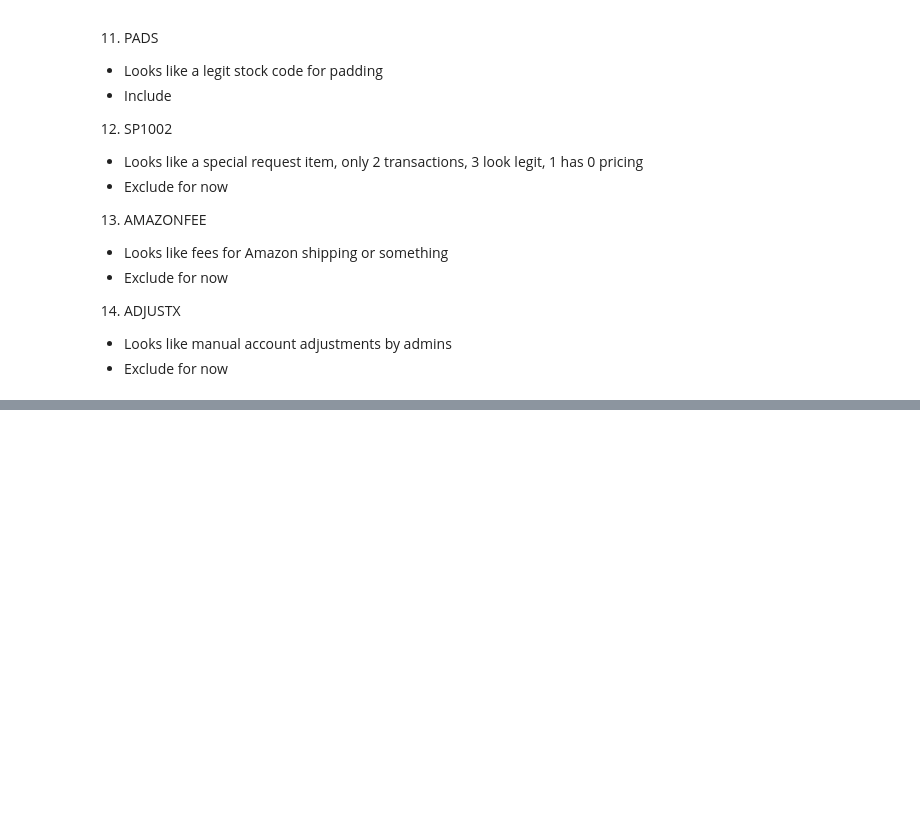
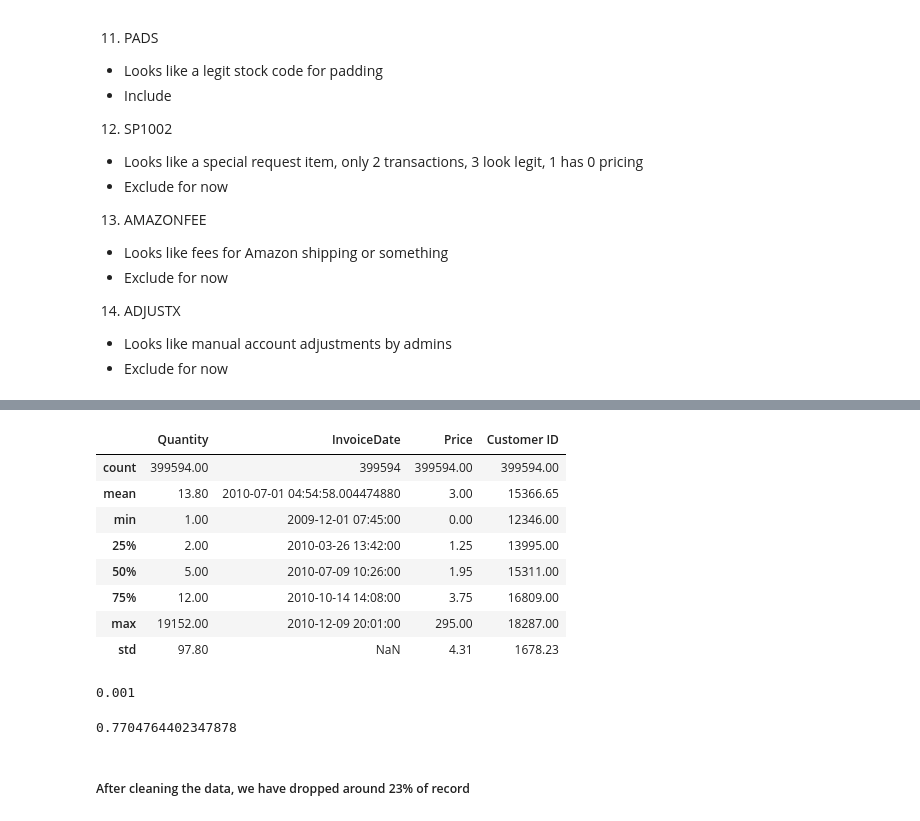
Before and after one commit to dhirajpakhrin007/Customer-Segmentation-for-Online-Retail, a Jupyter notebook: Notebook/customer_seg,emtation.ipynb, the cells around one changed output, grey strips where cells are left out. Drawn from its saved outputs; the diff is of its cells as text; code cells hidden in the pictures; blank space fills up the shorter version.

```diff
--- a/Notebook/customer_seg,emtation.ipynb
+++ b/Notebook/customer_seg,emtation.ipynb
@@ -255,0 +338,12 @@ Also contains other values:
+# %%
+cleaned_df.describe()
+# %% [output]
+|  | Quantity | InvoiceDate | Price | Customer ID |
+| count | 399594.00 | 399594 | 399594.00 | 399594.00 |
+| mean | 13.80 | 2010-07-01 04:54:58.004474880 | 3.00 | 15366.65 |
+| min | 1.00 | 2009-12-01 07:45:00 | 0.00 | 12346.00 |
+| 25% | 2.00 | 2010-03-26 13:42:00 | 1.25 | 13995.00 |
+| 50% | 5.00 | 2010-07-09 10:26:00 | 1.95 | 15311.00 |
+| 75% | 12.00 | 2010-10-14 14:08:00 | 3.75 | 16809.00 |
+| max | 19152.00 | 2010-12-09 20:01:00 | 295.00 | 18287.00 |
+| std | 97.80 | NaN | 4.31 | 1678.23 |
@@ -255,0 +352,11 @@ Also contains other values:
+# %%
+cleaned_df['Price'].min()
+# %% [output]
+0.001
+# %%
+### Percentage of data lost after cleaning
+len(cleaned_df)/len(df)
+# %% [output]
+0.7704764402347878
+# %% [markdown]
+##### After cleaning the data, we have dropped around 23% of record
```
Also changed, not shown: parts of 8 cells of this notebook.
